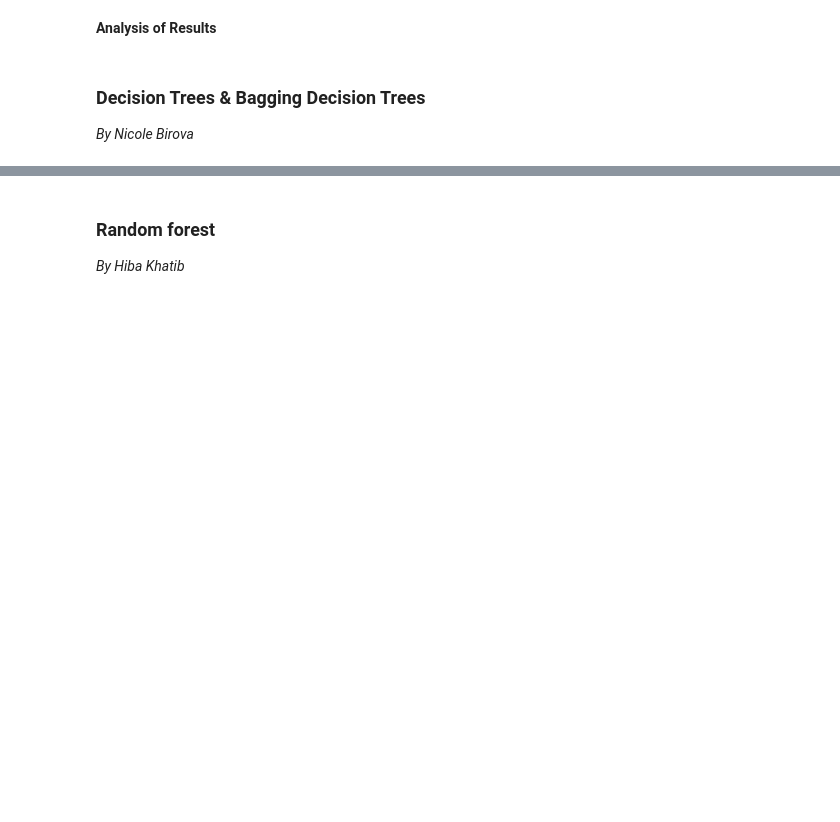
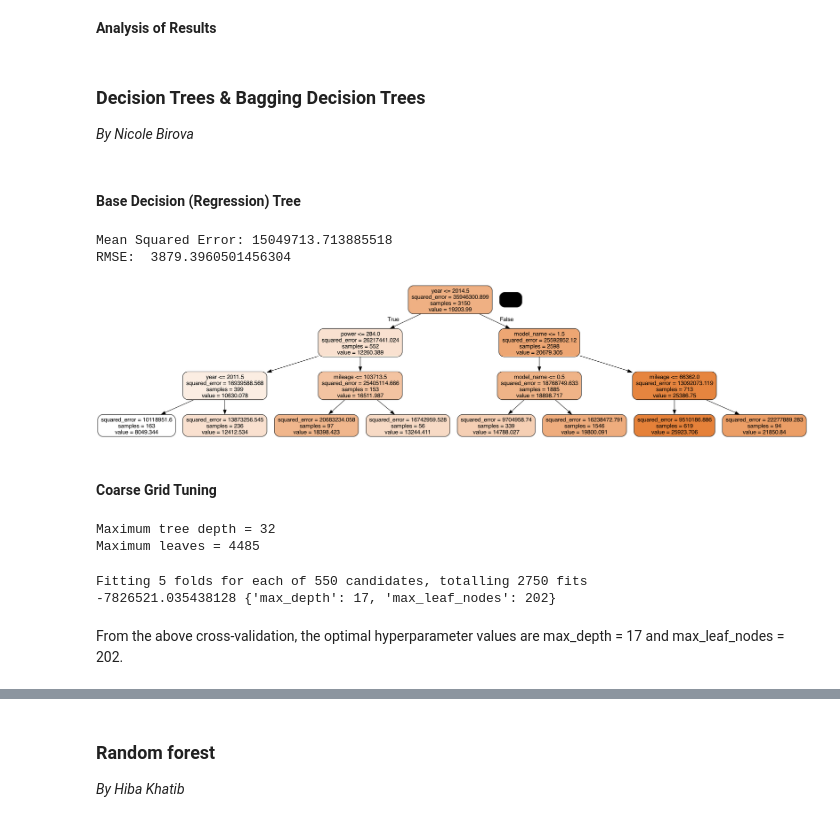
Before and after one commit to hibakhatib/Stat303-3-Final-Project, a Jupyter notebook: Final Project Code - Used Cars.ipynb, the cells around one changed output, grey strips where cells are left out. Saved outputs shown, nothing was run; the diff lists cells and outputs as text; code cells hidden in the pictures; blank space fills up the shorter version.

```diff
--- a/Final Project Code - Used Cars.ipynb
+++ b/Final Project Code - Used Cars.ipynb
@@ -1343,3 +1342,58 @@ print("Tuned BaggingRegressor R2", r2_score(y_test_mars, opt_grid.predict(X_test
 # %% [markdown]
 ### Decision Trees & Bagging Decision Trees
 *By Nicole Birova*
+# %% [markdown]
+#### Base Decision (Regression) Tree
+# %%
+base = DecisionTreeRegressor(random_state = 4, max_depth = 3)
+base.fit(X_train_mars, y_train_mars)
+
+y_pred = base.predict(X_test_mars)
+
+mse = mean_squared_error(y_test_mars, y_pred)
+rmse = np.sqrt(mean_squared_error(y_test_mars, y_pred))
+print("Mean Squared Error:", mse)
+print("RMSE: ", rmse)
+# %% [output]
+Mean Squared Error: 15049713.713885518
+RMSE:  3879.3960501456304
+# %%
+#Libraries for visualizing trees
+from sklearn.tree import export_graphviz
+from six import StringIO
+from IPython.display import Image
+import pydotplus
+import time as tm
+#Visualizing the regression tree
+dot_data = StringIO()
+export_graphviz(base, out_file=dot_data,
+                filled=True, rounded=True,
+                feature_names =['model_name', 'mileage', 'power', 'year', 'wheel_system_cat', 'engine_cylinders_V6_Flex_Fuel_Vehicle', 'fleet', 'savings_amount'])
+graph = pydotplus.graph_from_dot_data(dot_data.getvalue())
+graph.write_png('car_price_tree.png')
+Image(graph.create_png())
+# %% [output]
+[figure, added]
+# %% [markdown]
+#### Coarse Grid Tuning
+# %%
+model = DecisionTreeRegressor(random_state=4)
+model.fit(X, y)
+print("Maximum tree depth =", model.get_depth())
+print("Maximum leaves =", model.get_n_leaves())
+# %% [output]
+Maximum tree depth = 32
+Maximum leaves = 4485
+# %%
+#Finding cross-validation error for trees
+parameters = {'max_depth':range(2,35, 3),'max_leaf_nodes':range(2,5000, 100)}
+cv = KFold(n_splits = 5,shuffle=True,random_state=4)
+model = GridSearchCV(DecisionTreeRegressor(random_state=4), parameters, n_jobs=-1,verbose=1,cv=cv,
+                    scoring=['neg_mean_squared_error', 'r2'], refit = 'neg_mean_squared_error')
+model.fit(X, y)
+print (model.best_score_, model.best_params_)
+# %% [output]
+Fitting 5 folds for each of 550 candidates, totalling 2750 fits
+-7826521.035438128 {'max_depth': 17, 'max_leaf_nodes': 202}
+# %% [markdown]
+From the above cross-validation, the optimal hyperparameter values are max_depth = 17 and max_leaf_nodes = 202.
```
Also changed, not shown: parts of 59 cells of this notebook, 1 other file.
